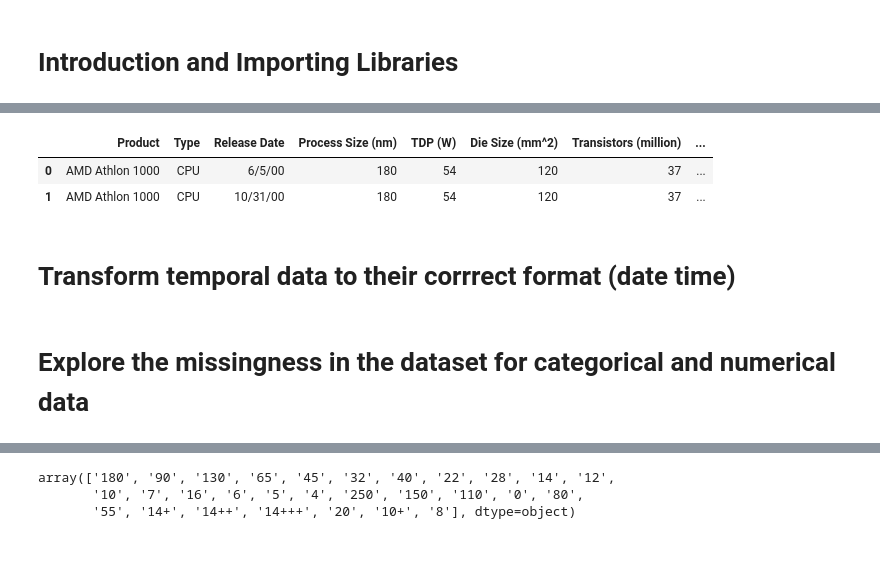
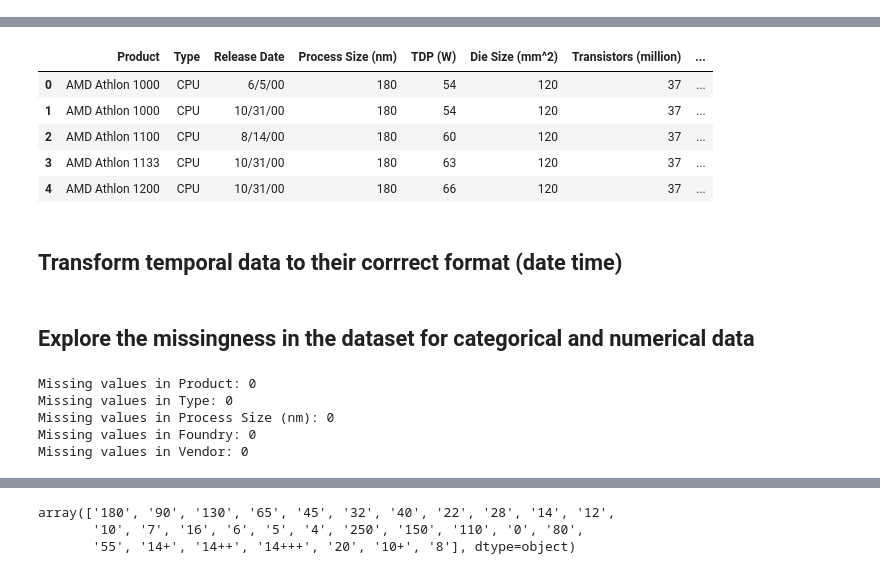
Before and after one commit to memmar1/Machine-Learning, a Jupyter notebook: Machine_Learning/01. week1_project/Week1_Project.ipynb, the cells around one changed output, grey strips where cells are left out. Saved outputs shown, nothing was run; the diff lists cells and outputs as text; code cells hidden in the pictures.

```diff
--- a/Machine_Learning/01. week1_project/Week1_Project.ipynb
+++ b/Machine_Learning/01. week1_project/Week1_Project.ipynb
@@ -1,5 +1,3 @@
-# %% [markdown]
-# Introduction and Importing Libraries
 # %%
 import numpy as np
 import pandas as pd
@@ -8,5 +17,5 @@ import matplotlib.pyplot as plt
 # %%
-data = pd.read_csv("chip_dataset.csv")
+data = pd.read_csv(r"C:\Users\Dell\Documents\GitHub\Machine-Learning\Machine_Learning\01. week1_project\chip_dataset.csv")
 # %%
 data.info()
 # %% [output]
@@ -31,25 +40,28 @@ Data columns (total 13 columns):
 dtypes: float64(4), object(9)
 memory usage: 502.4+ KB
 # %%
-data.head(2)
+data.head()
 # %% [output]
 |  | Product | Type | Release Date | Process Size (nm) | TDP (W) | Die Size (mm^2) | Transistors (million) | ... |
 | 0 | AMD Athlon 1000 | CPU | 6/5/00 | 180 | 54 | 120 | 37 | ... |
 | 1 | AMD Athlon 1000 | CPU | 10/31/00 | 180 | 54 | 120 | 37 | ... |
+| 2 | AMD Athlon 1100 | CPU | 8/14/00 | 180 | 60 | 120 | 37 | ... |
+| 3 | AMD Athlon 1133 | CPU | 10/31/00 | 180 | 63 | 120 | 37 | ... |
+| 4 | AMD Athlon 1200 | CPU | 10/31/00 | 180 | 66 | 120 | 37 | ... |
 # %% [markdown]
-# Transform temporal data to their corrrect format (date time)
+## Transform temporal data to their corrrect format (date time)
 # %%
 data["Release Date"] = pd.to_datetime(data["Release Date"], format="%m/%d/%y")
 # %% [markdown]
-# Explore the missingness in the dataset for categorical and numerical data
+## Explore the missingness in the dataset for categorical and numerical data
 # %%
-# categorical_cols = ["Product", "Type","Process Size (nm)","TDP (W)","Die Size (mm^2)","Transistors (million)","Foundry","Vendor"]  # List of categorical columns
-# for col in categorical_cols:
-#     missing_values = data[col].isnull().sum()
-#     print(f"Missing values in {col}: {missing_values}")
-
-
-# numerical_cols = ["Freq (GHz)", "FP16 GFLOPS","FP32 GFLOPS","FP64 GFLOPS"]  # List of numerical columns
-# for col in numerical_cols:
-#     missing_values = data[col].isnull().sum()
-#     print(f"Missing values in {col}: {missing_values}")
+categorical_cols = ["Product", "Type","Process Size (nm)","Foundry","Vendor"]  # List of categorical columns
+for col in categorical_cols:
+    missing_values = data[col].isnull().sum()
+    print(f"Missing values in {col}: {missing_values}")
+# %% [output]
+Missing values in Product: 0
+Missing values in Type: 0
+Missing values in Process Size (nm): 0
+Missing values in Foundry: 0
+Missing values in Vendor: 0
```
Also changed, not shown: parts of 25 cells of this notebook, 1 other file.
